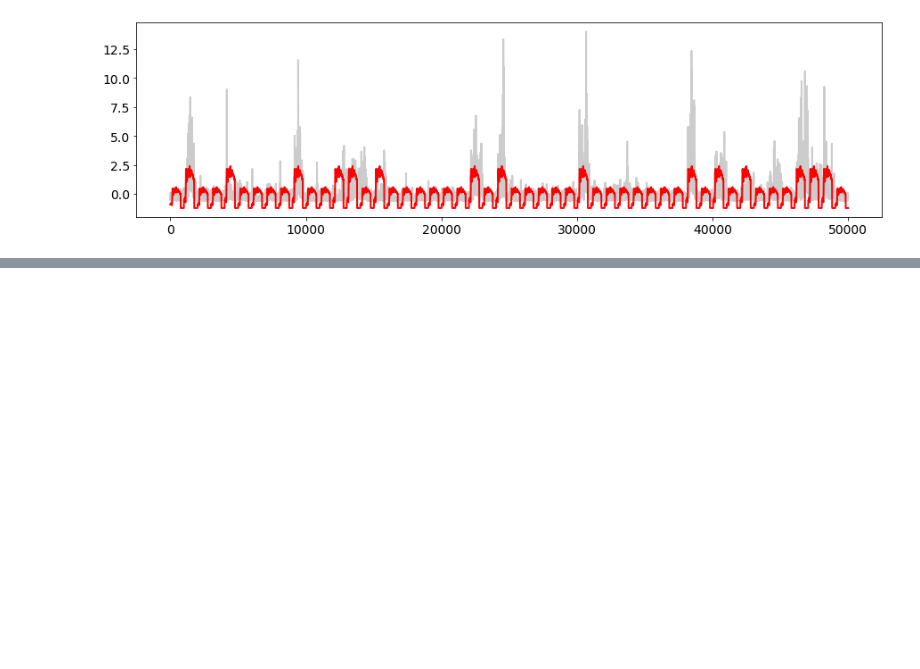
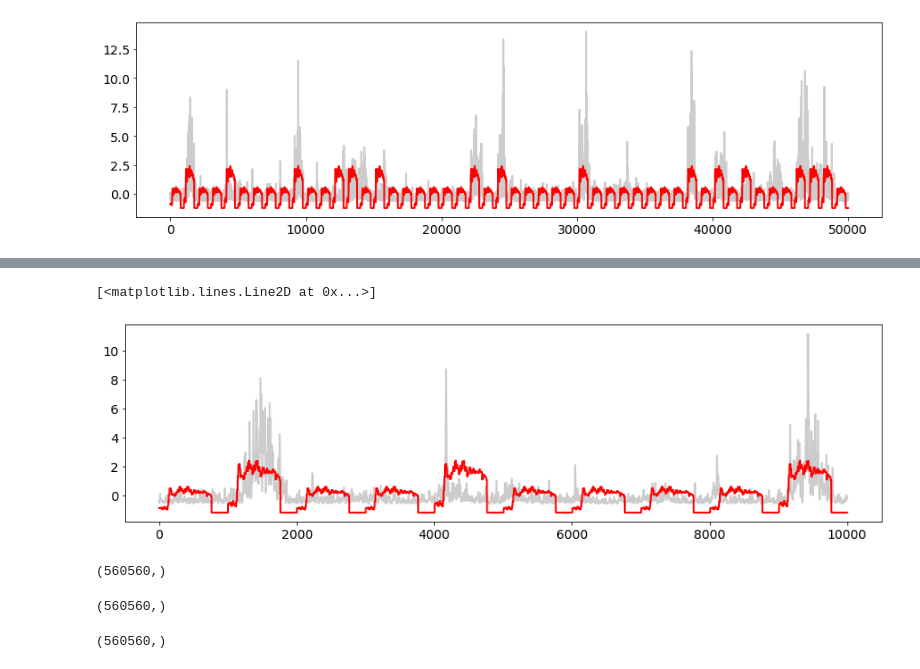
Before and after one commit to pinheirochagas/lbcn_encoding_decoding, a Jupyter notebook: notebooks/encoding_model_pipeline.ipynb, the cells around one changed output, grey strips where cells are left out. Saved outputs shown, nothing was run; the diff lists cells and outputs as text; code cells hidden in the pictures; blank space fills up the shorter version.

```diff
--- a/notebooks/encoding_model_pipeline.ipynb
+++ b/notebooks/encoding_model_pipeline.ipynb
@@ -347,0 +382,7 @@ array([1.        , 0.973...])
+# %%
+fig, ax = plt.subplots(figsize=(15, 4))
+ax.plot(scale(y[0:10000]), color='k', alpha=.2, lw=2)
+ax.plot(scale(predictions[0:10000]), color='r', lw=2)
+# %% [output]
+[<matplotlib.lines.Line2D at 0x...>]
+[figure, added]
@@ -347,0 +393,12 @@ array([1.        , 0.973...])
+# %%
+A.shape
+# %% [output]
+(560560,)
+# %%
+y.shape
+# %% [output]
+(560560,)
+# %%
+A.shape
+# %% [output]
+(560560,)
```
Also changed, not shown: parts of 6 cells of this notebook.
